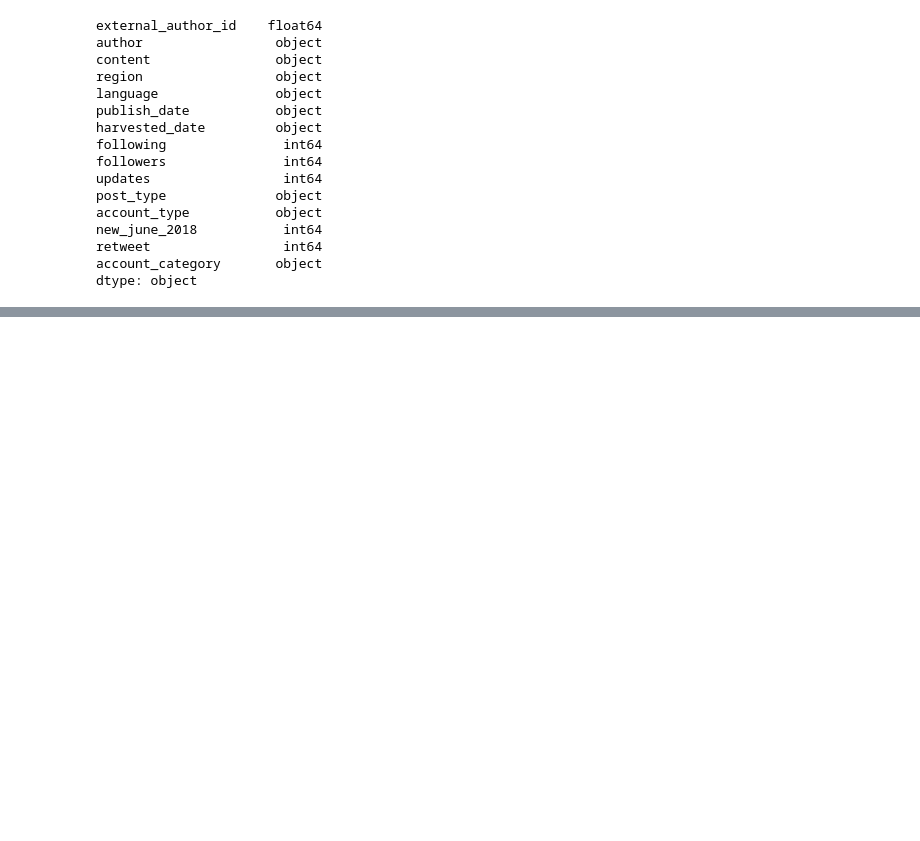
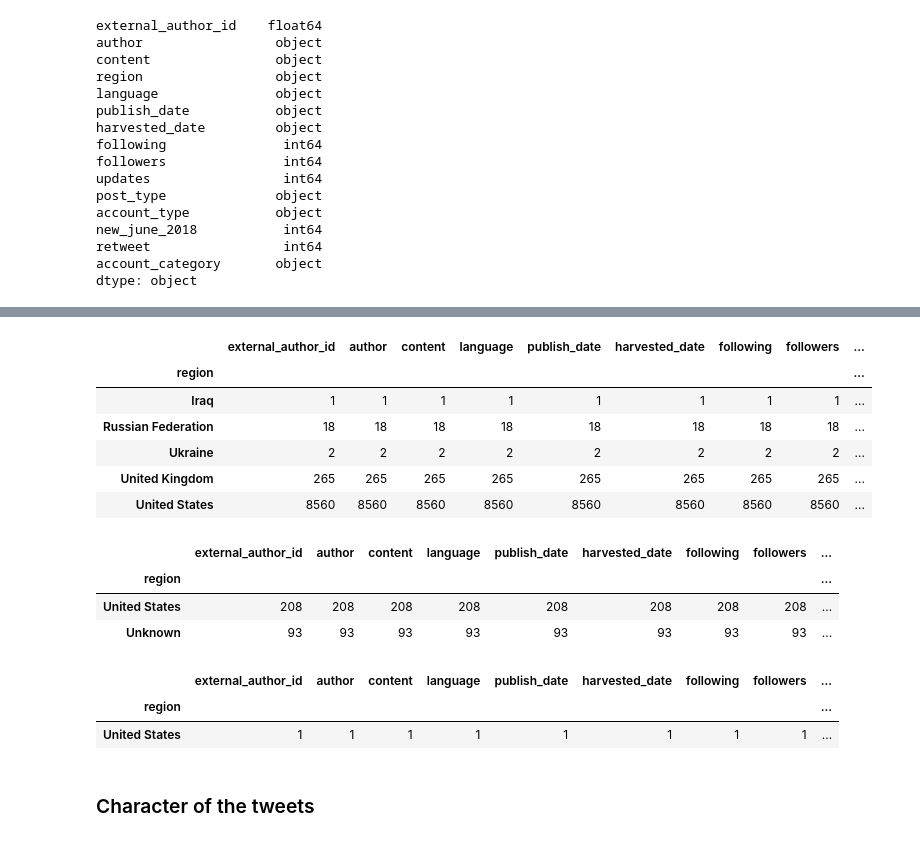
Before and after one commit to journeadrien/Project, a Jupyter notebook: python_code/project.ipynb, the cells around one changed output, grey strips where cells are left out. Cells and saved outputs as stored; diff of their text form; code cells hidden in the pictures; blank space fills up the shorter version.

```diff
--- a/python_code/project.ipynb
+++ b/python_code/project.ipynb
@@ -6,5 +8,5 @@ import numpy as np
 # %%
-PATH_DATA = "../data"
+PATH_DATA = "../../data"
 # %% [markdown]
 ## Loading Phase
 # %%
@@ -82,0 +137,47 @@ df['post_type'].isnull().sum()
+# %%
+start_tweet = english_df[english_df['post_type']=='QUOTE_TWEET']
+region_group = start_tweet.groupby('region')
+region_group.count().head()
+
+# Evolution of russian tweets
+#start_russia = start_tweet[start_tweet['region'] == 'Russian Federation']
+#start_russia
+# %% [output]
+|  | external_author_id | author | content | language | publish_date | harvested_date | following | followers | ... |
+| region |  |  |  |  |  |  |  |  | ... |
+| Iraq | 1 | 1 | 1 | 1 | 1 | 1 | 1 | 1 | ... |
+| Russian Federation | 18 | 18 | 18 | 18 | 18 | 18 | 18 | 18 | ... |
+| Ukraine | 2 | 2 | 2 | 2 | 2 | 2 | 2 | 2 | ... |
+| United Kingdom | 265 | 265 | 265 | 265 | 265 | 265 | 265 | 265 | ... |
+| United States | 8560 | 8560 | 8560 | 8560 | 8560 | 8560 | 8560 | 8560 | ... |
+# %%
+keywords = 'hillary|emails'
+
+#scandale_df = english_df[english_df['post_type']=='QUOTE_TWEET']
+scandale_df = english_df[english_df['content'].astype(str).str.contains(keywords)]
+scandale_df = scandale_df[scandale_df['post_type'] == 'QUOTE_TWEET']
+
+scandale_group = scandale_df.groupby('region')
+scandale_group.count()
+#scandale_df.head()
+# %% [output]
+|  | external_author_id | author | content | language | publish_date | harvested_date | following | followers | ... |
+| region |  |  |  |  |  |  |  |  | ... |
+| United States | 208 | 208 | 208 | 208 | 208 | 208 | 208 | 208 | ... |
+| Unknown | 93 | 93 | 93 | 93 | 93 | 93 | 93 | 93 | ... |
+# %%
+keywords = 'cambridge|analytic'
+
+#scandale_df = english_df[english_df['post_type']=='QUOTE_TWEET']
+scandale_df = english_df[english_df['content'].astype(str).str.contains(keywords)]
+scandale_df = scandale_df[scandale_df['post_type'] == 'QUOTE_TWEET']
+
+scandale_group = scandale_df.groupby('region')
+scandale_group.count()
+#scandale_df.head()
+# %% [output]
+|  | external_author_id | author | content | language | publish_date | harvested_date | following | followers | ... |
+| region |  |  |  |  |  |  |  |  | ... |
+| United States | 1 | 1 | 1 | 1 | 1 | 1 | 1 | 1 | ... |
+# %% [markdown]
+### Character of the tweets
```
Also changed, not shown: parts of 21 cells of this notebook.
